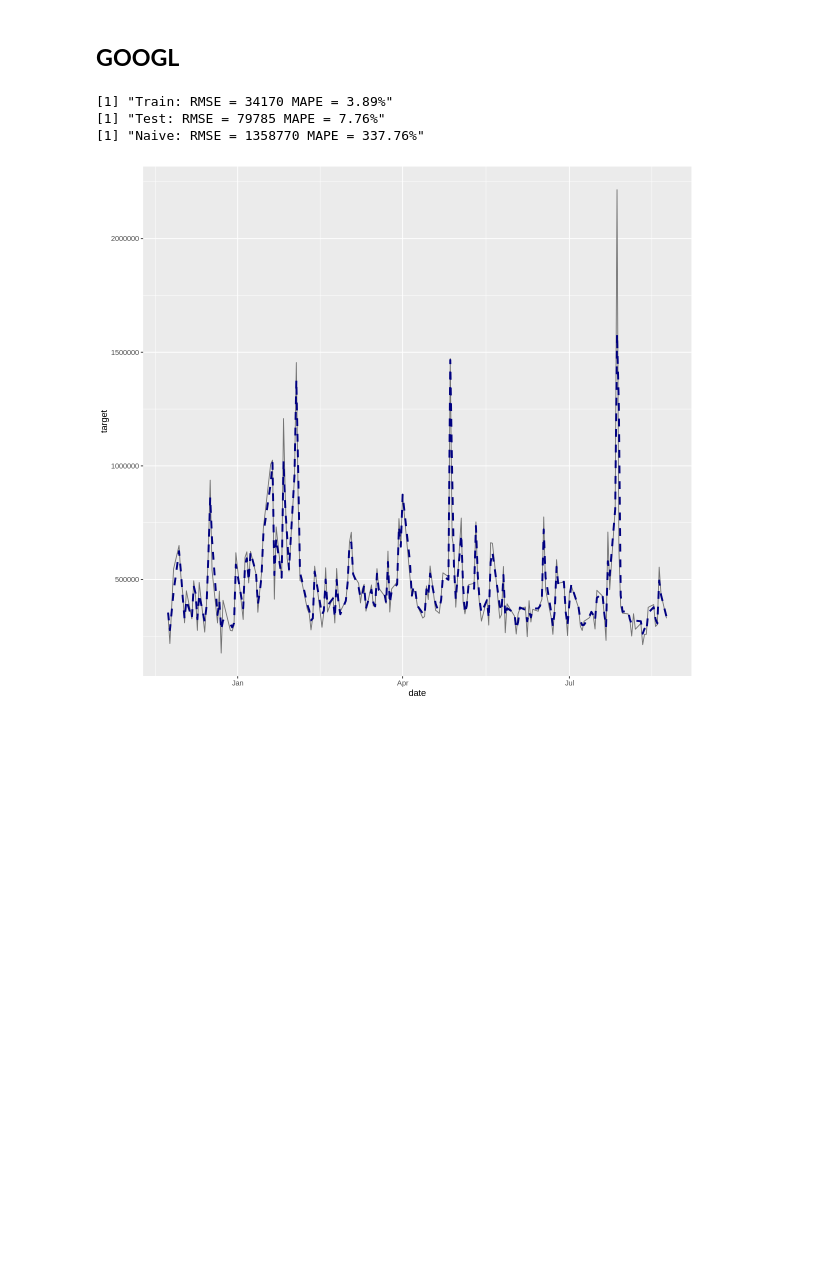
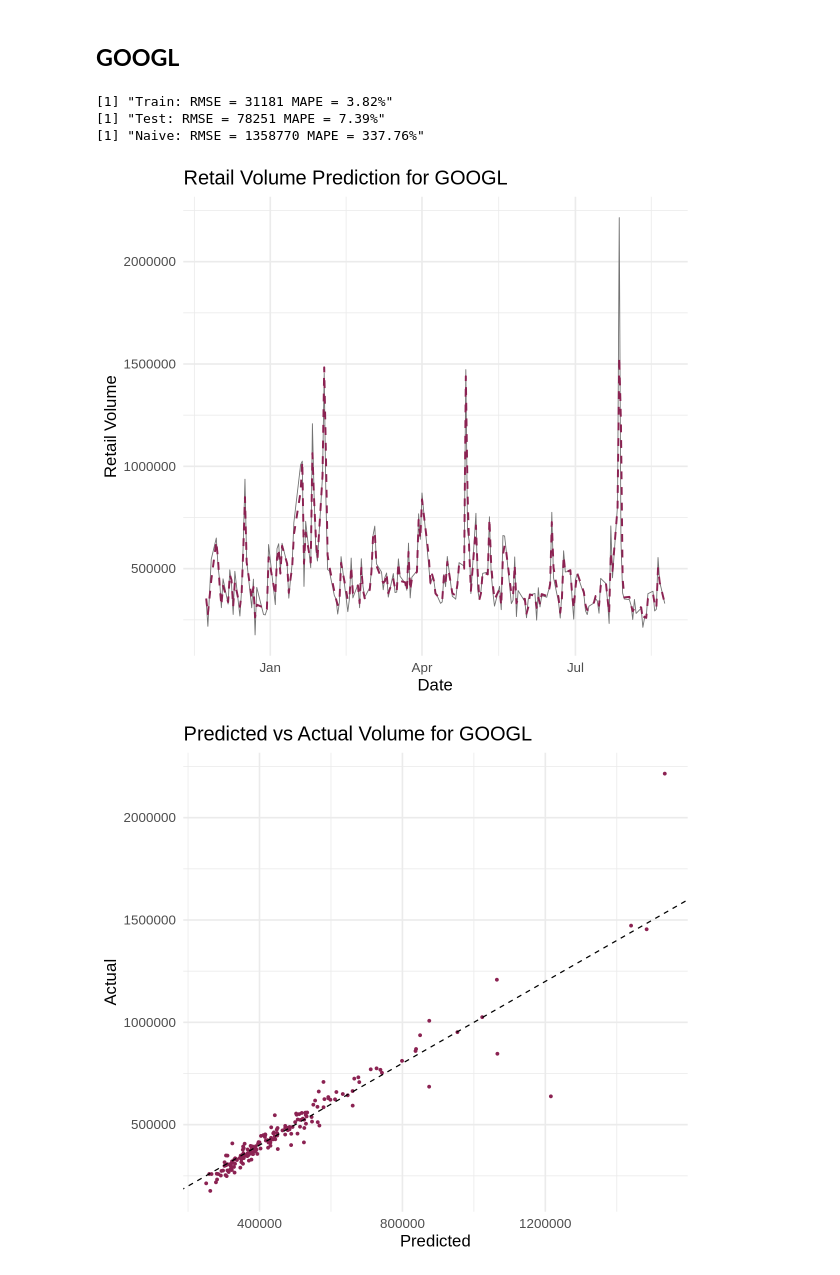
Before and after one commit to limshaocong/analyticsEdge, a Jupyter notebook: FAANG_Volume_Prediction_caa 1Dec21.ipynb, the cells around one changed output. Cells and saved outputs as stored; diff of their text form; code cells hidden in the pictures; blank space fills up the shorter version.

```diff
--- a/FAANG_Volume_Prediction_caa 1Dec21.ipynb
+++ b/FAANG_Volume_Prediction_caa 1Dec21.ipynb
@@ -914,23 +980,39 @@ ggplot(plot_df) +
 # %%
 tick = "GOOGL"
 
 mod = xgb_final(tick, fb_xgb_params, train, test, df)
 
 plot_df = df %>% filter(ticker == tick) %>% select(date, target)
 plot_df$pred = append(mod$trainpred, mod$testpred)
 plot_df = plot_df %>% filter(date >= split)
 
 naive = naive_final(tick)
 
 print(paste0("Train: RMSE = ", round(mod$trainRMSE, 0), " MAPE = ", round(mod$trainMAPE * 100, 2), "%"))
 print(paste0("Test: RMSE = ", round(mod$testRMSE, 0), " MAPE = ", round(mod$testMAPE * 100, 2), "%"))
 print(paste0("Naive: RMSE = ", round(naive$naiveRMSE, 0),  " MAPE = ", round(naive$naiveMAPE * 100, 2), "%"))
 
+title1 = paste0("Retail Volume Prediction for ", tick)
+
 ggplot(plot_df) +
   geom_line(aes(x = date, y = target), color = "gray45") +
-  geom_line(aes(x = date, y = pred), color = "navy", linetype = "dashed", size = 1.1)
+  geom_line(aes(x = date, y = pred), color = "violetred4", linetype = "dashed", size = 1.1) +
+  labs(title = title1, x = "Date", y = "Retail Volume") +
+  theme_minimal(base_size = 20)
+
+title2 = paste0("Predicted vs Actual Volume for ", tick)
+
+ggplot(plot_df) +
+  geom_point(aes(x = pred, y = target), color = "violetred4") +
+  geom_abline(intercept = 0, slope = 1, linetype = "dashed", size = 0.7) +
+  labs(title = title2, x = "Predicted", y = "Actual") +
+  theme_minimal(base_size = 20)
+
+exportname = paste0(tick, ".csv")
+plot_df %>% write.csv(exportname, row.names = FALSE)
 # %% [output]
-[1] "Train: RMSE = 34170 MAPE = 3.89%"
-[1] "Test: RMSE = 79785 MAPE = 7.76%"
+[1] "Train: RMSE = 31181 MAPE = 3.82%"
+[1] "Test: RMSE = 78251 MAPE = 7.39%"
 [1] "Naive: RMSE = 1358770 MAPE = 337.76%"
-[figure, old version]
+[figure, new version]
+[figure, added]
```
Also changed, not shown: parts of 5 cells of this notebook.
